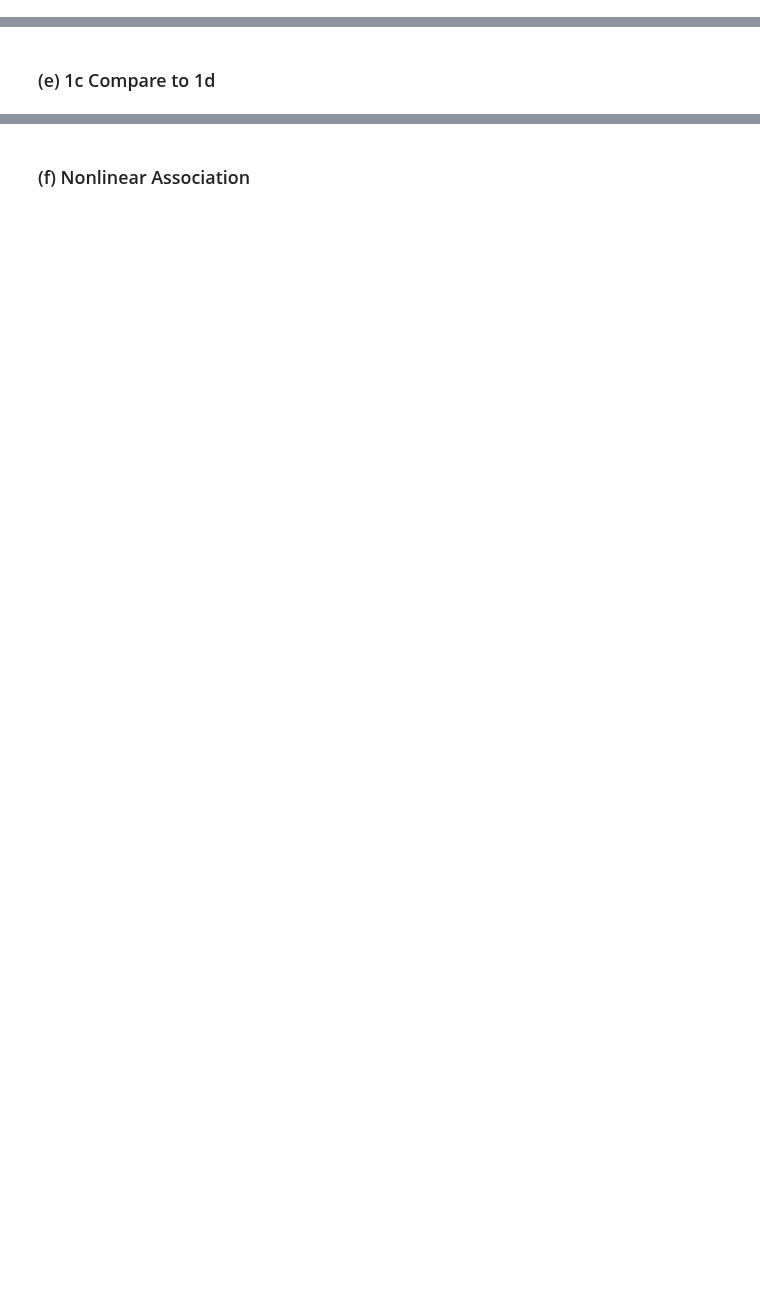
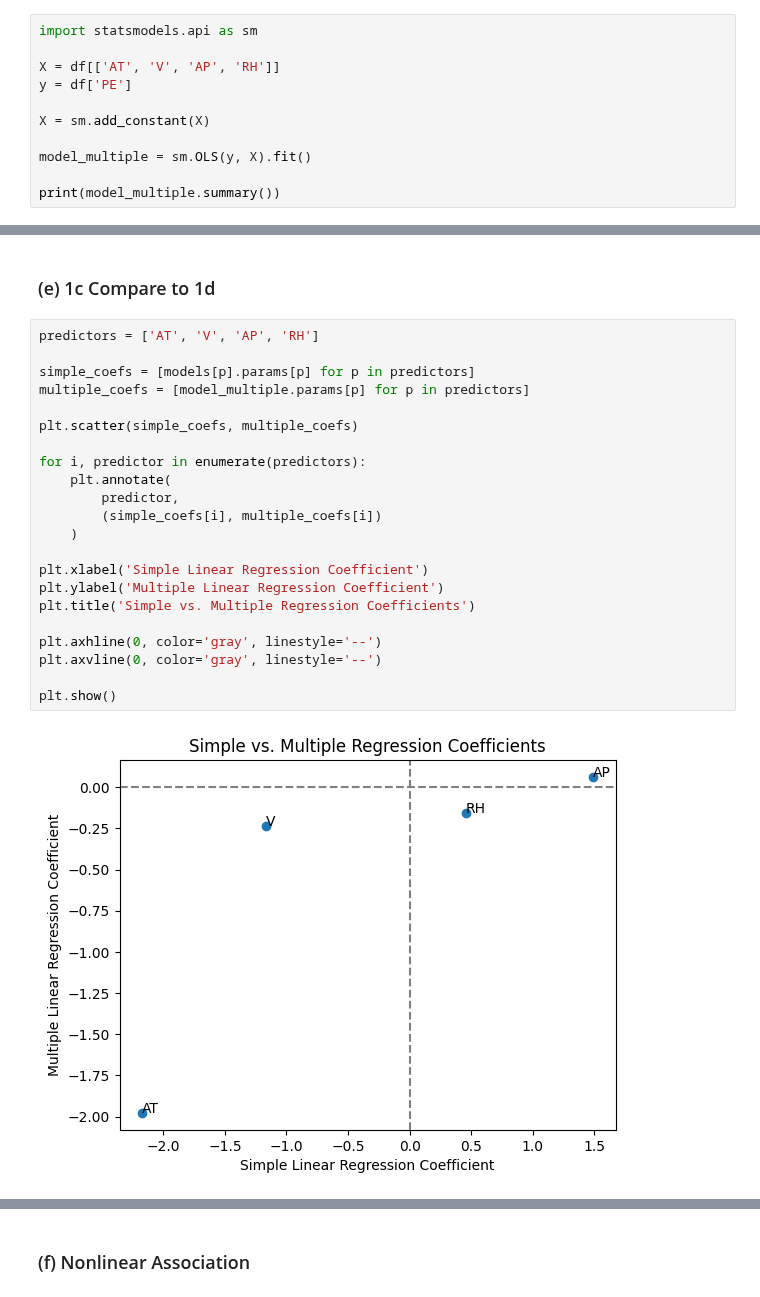
Before and after one commit to xd11997/DSCI552-HW, a Jupyter notebook: HW2/Last_First_HW2.ipynb, the cells around one changed output, grey strips where cells are left out. Cells and saved outputs as stored; diff of their text form; blank space fills up the shorter version.

```diff
--- a/HW2/Last_First_HW2.ipynb
+++ b/HW2/Last_First_HW2.ipynb
@@ -29,2 +171,13 @@ Get the Cycle Power Plant Data Set
 # %% [markdown]
 ### (d) Multiple Regression
+# %%
+import statsmodels.api as sm
+
+X = df[['AT', 'V', 'AP', 'RH']]
+y = df['PE']
+
+X = sm.add_constant(X)
+
+model_multiple = sm.OLS(y, X).fit()
+
+print(model_multiple.summary())
@@ -31,2 +204,26 @@ Get the Cycle Power Plant Data Set
 # %% [markdown]
 ### (e) 1c Compare to 1d
+# %%
+predictors = ['AT', 'V', 'AP', 'RH']
+
+simple_coefs = [models[p].params[p] for p in predictors]
+multiple_coefs = [model_multiple.params[p] for p in predictors]
+
+plt.scatter(simple_coefs, multiple_coefs)
+
+for i, predictor in enumerate(predictors):
+    plt.annotate(
+        predictor,
+        (simple_coefs[i], multiple_coefs[i])
+    )
+
+plt.xlabel('Simple Linear Regression Coefficient')
+plt.ylabel('Multiple Linear Regression Coefficient')
+plt.title('Simple vs. Multiple Regression Coefficients')
+
+plt.axhline(0, color='gray', linestyle='--')
+plt.axvline(0, color='gray', linestyle='--')
+
+plt.show()
+# %% [output]
+[figure, added]
```
Also changed, not shown: parts of 60 cells of this notebook, 1 other file.
